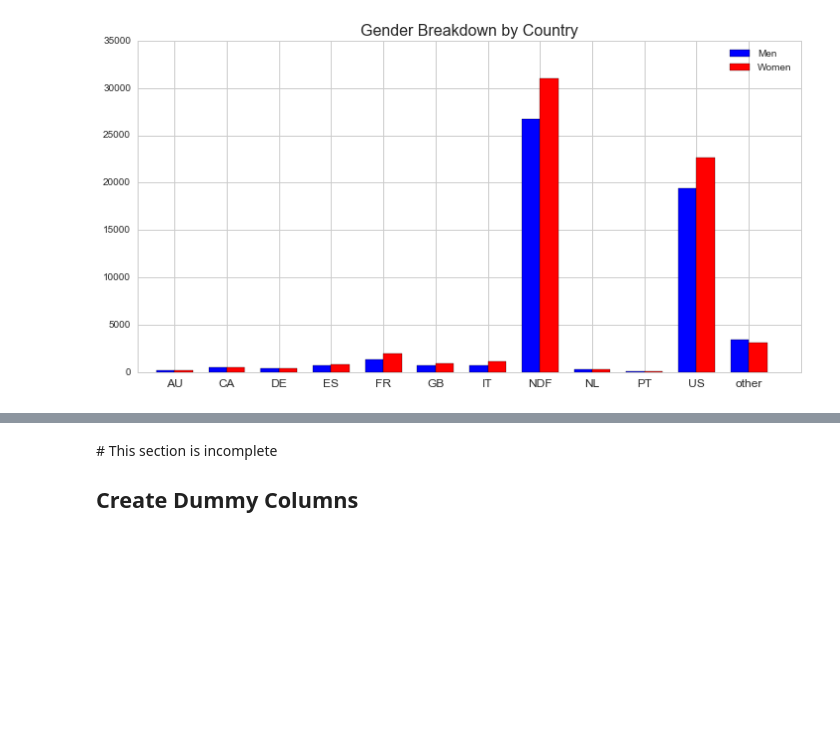
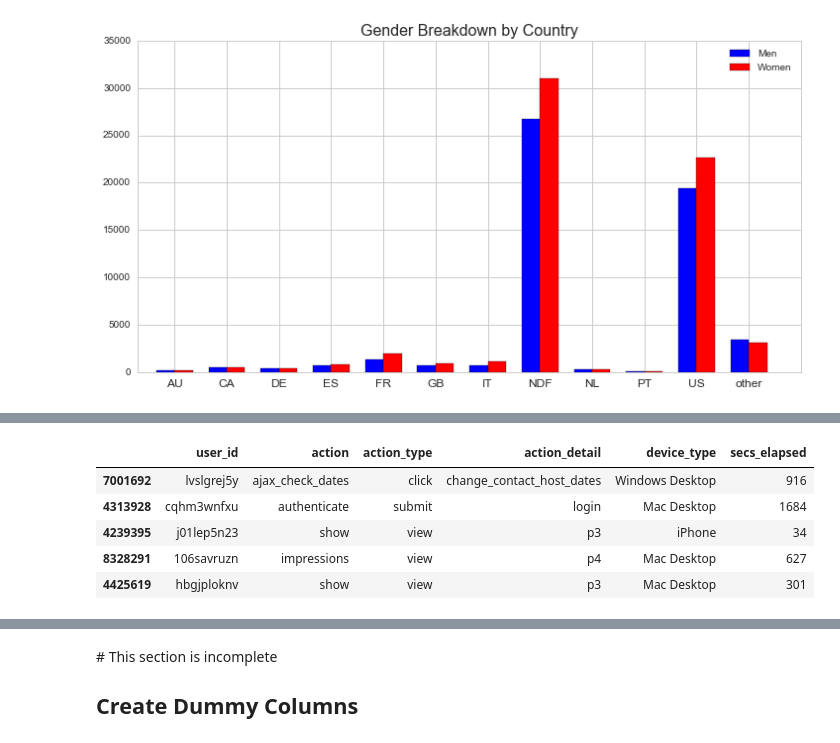
Before and after one commit to derekh34/DAT_SF_18, a Jupyter notebook: Final_Project/Airbnb_DH.ipynb, the cells around one changed output, grey strips where cells are left out. Drawn from its saved outputs; the diff is of its cells as text; code cells hidden in the pictures; blank space fills up the shorter version.

```diff
--- a/Final_Project/Airbnb_DH.ipynb
+++ b/Final_Project/Airbnb_DH.ipynb
@@ -362,2 +390,11 @@ array(['lookup', 'search_results', 'personalize', 'index',
+# %%
+sessions.sample(5)
+# %% [output]
+|  | user_id | action | action_type | action_detail | device_type | secs_elapsed |
+| 7001692 | lvslgrej5y | ajax_check_dates | click | change_contact_host_dates | Windows Desktop | 916 |
+| 4313928 | cqhm3wnfxu | authenticate | submit | login | Mac Desktop | 1684 |
+| 4239395 | j01lep5n23 | show | view | p3 | iPhone | 34 |
+| 8328291 | 106savruzn | impressions | view | p4 | Mac Desktop | 627 |
+| 4425619 | hbgjploknv | show | view | p3 | Mac Desktop | 301 |
 # %%
 s_grouped = sessions.groupby('user_id')
```
Also changed, not shown: parts of 22 cells of this notebook.
